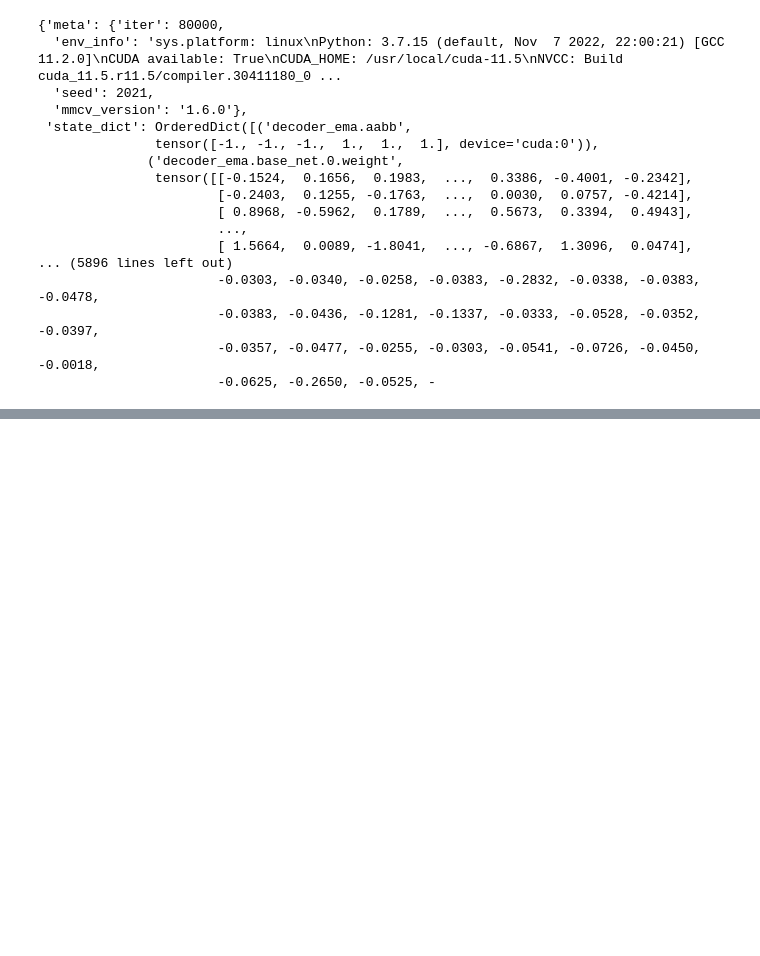
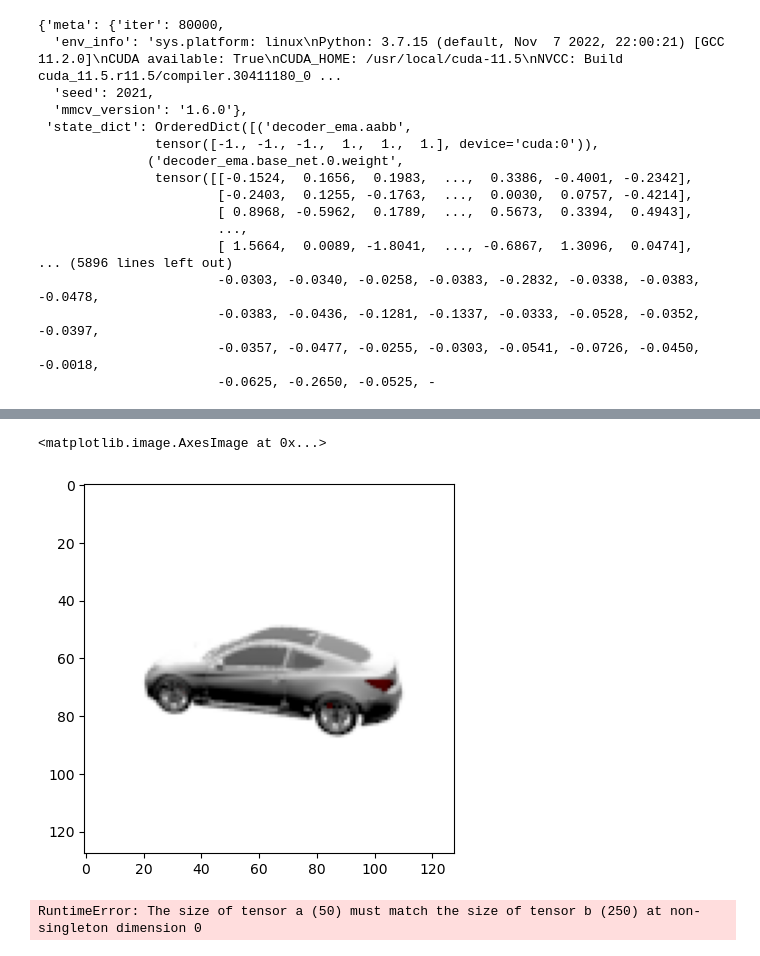
Before and after one commit to yashpatel5400/csi, a Jupyter notebook: nerf/test.ipynb, the cells around one changed output, grey strips where cells are left out. Saved outputs shown, nothing was run; the diff lists cells and outputs as text; code cells hidden in the pictures; blank space fills up the shorter version.

```diff
--- a/nerf/test.ipynb
+++ b/nerf/test.ipynb
@@ -141,3 +213,9 @@ Completed trial: 10
+# %%
+import matplotlib.pyplot as plt
+plt.imshow(true)
+# %% [output]
+<matplotlib.image.AxesImage at 0x...>
+[figure, added]
 # %%
 outputs_dict1 = model.val_step(data)
 outputs_dict2 = model.val_step(data)
@@ -143,0 +235,4 @@ outputs_dict2 = model.val_step(data)
+# %%
+scores = lpips_eval(true_pred_img, test_pred_img).cpu().detach().numpy().flatten()
+# %% [output]
+RuntimeError: The size of tensor a (50) must match the size of tensor b (250) at non-singleton dimension 0
```
Also changed, not shown: parts of 16 cells of this notebook, 2 other files.
